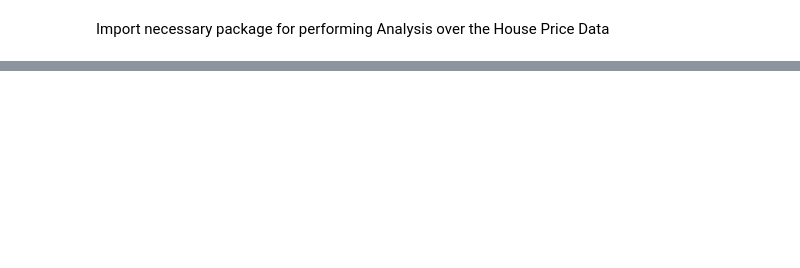
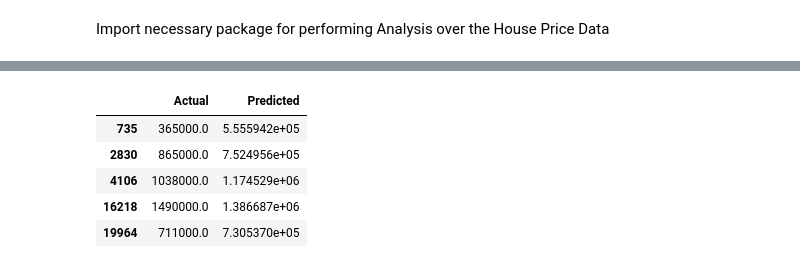
Before and after one commit to urvisharma105/ML-Projects, a Jupyter notebook: HousePricing/HousePricing.ipynb, the cells around one changed output, grey strips where cells are left out. Drawn from its saved outputs; the diff is of its cells as text; code cells hidden in the pictures; blank space fills up the shorter version.

```diff
--- a/HousePricing/HousePricing.ipynb
+++ b/HousePricing/HousePricing.ipynb
@@ -24,0 +58,10 @@ X_train, X_test, Y_train, Y_test = train_test_split(X, Y, test_size=0.33, random
+# %%
+df = pd.DataFrame({'Actual': Y_test, 'Predicted': Y_pred})
+df.head()
+# %% [output]
+|  | Actual | Predicted |
+| 735 | 365000.0 | 5.555942e+05 |
+| 2830 | 865000.0 | 7.524956e+05 |
+| 4106 | 1038000.0 | 1.174529e+06 |
+| 16218 | 1490000.0 | 1.386687e+06 |
+| 19964 | 711000.0 | 7.305370e+05 |
```
Also changed, not shown: parts of 9 cells of this notebook, 1 other file.
